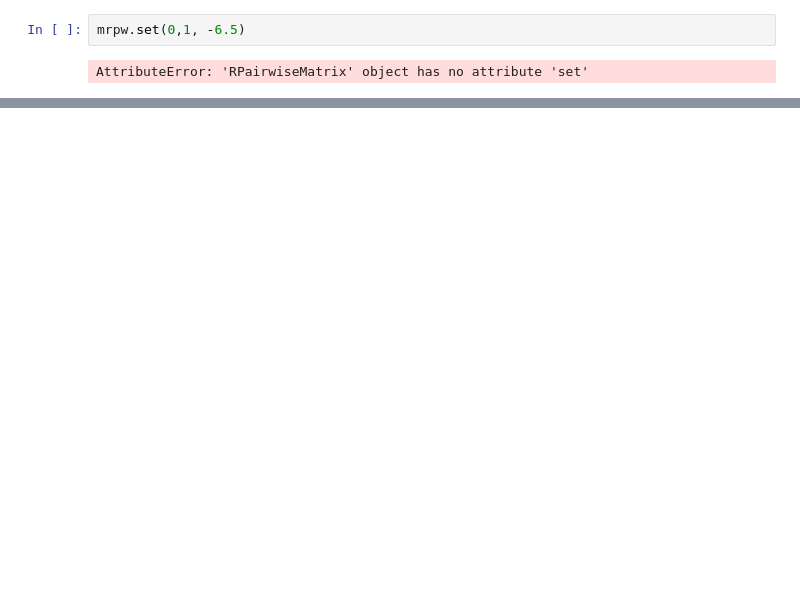
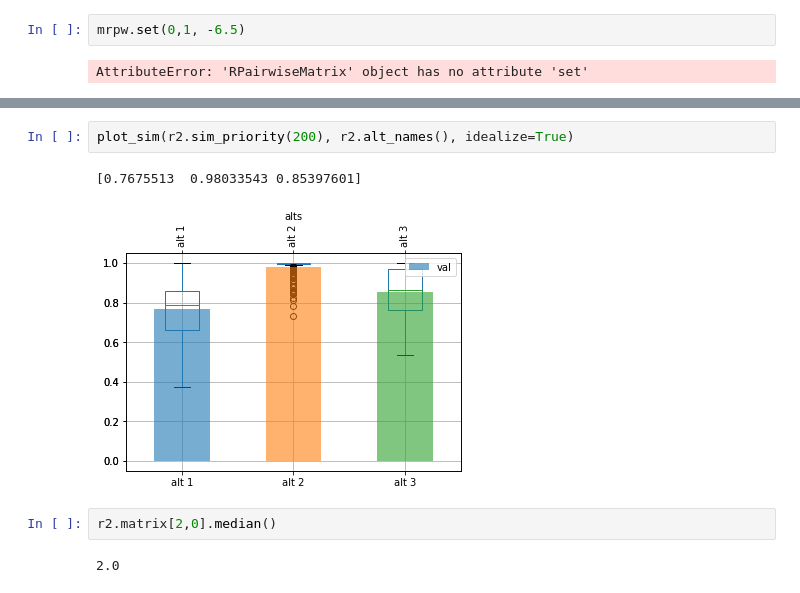
Before and after one commit to wjladams/pyanp, a Jupyter notebook: scrap/ProbablisticPairwise.ipynb, the cells around one changed output, grey strips where cells are left out. Drawn from its saved outputs; the diff is of its cells as text; blank space fills up the shorter version.

```diff
--- a/scrap/ProbablisticPairwise.ipynb
+++ b/scrap/ProbablisticPairwise.ipynb
@@ -387,0 +545,9 @@ mrpw.sim_priority(20)
+# %%
+plot_sim(r2.sim_priority(200), r2.alt_names(), idealize=True)
+# %% [output]
+[0.7675513  0.98033543 0.85397601]
+[figure, added]
+# %%
+r2.matrix[2,0].median()
+# %% [output]
+2.0
```
Also changed, not shown: parts of 26 cells of this notebook.
